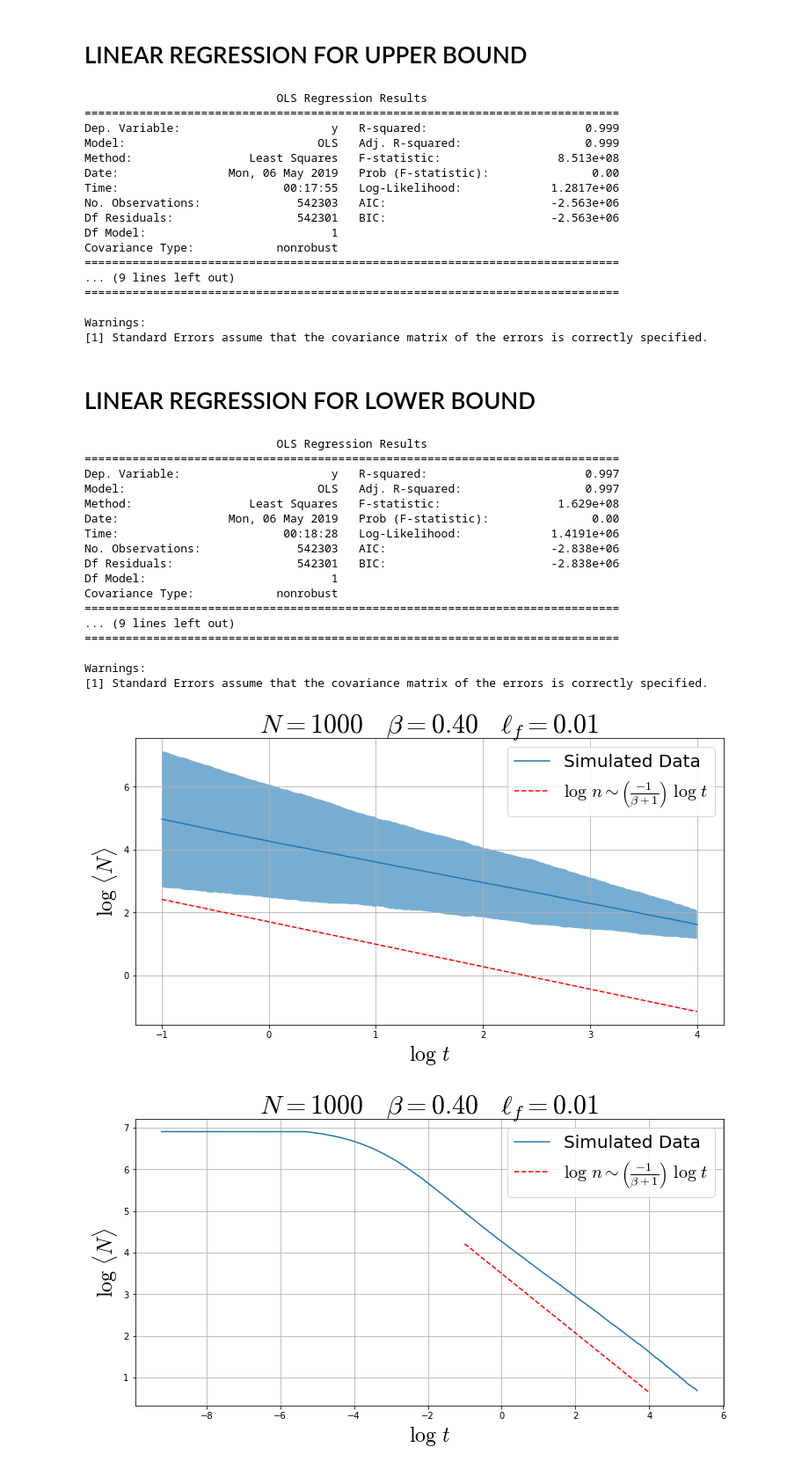
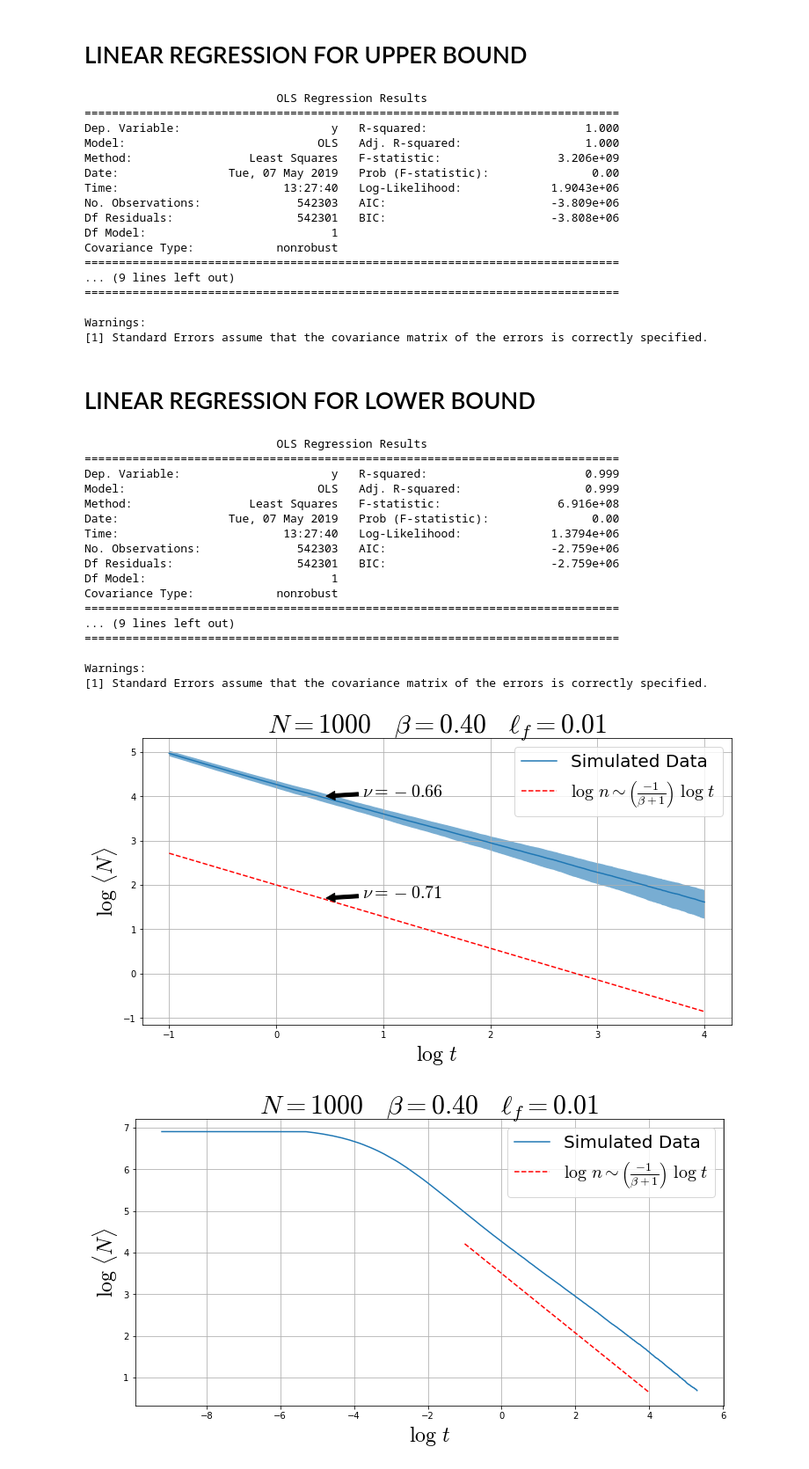
Before and after one commit to GabrielTellez/ARTICLE-SIMULATION, a Jupyter notebook: res/N1000B0.4LF0.01.ipynb, the cells around one changed output. Shown: that part at 88% size. Cells and saved outputs as stored; diff of their text form; code cells hidden in the pictures.

Commit message:
Results with error corrections

```diff
--- a/res/N1000B0.4LF0.01.ipynb
+++ b/res/N1000B0.4LF0.01.ipynb
@@ -46,7 +46,7 @@ plt.close()
 # The cut-value can be changed and will change the results
 cut=-1
 cut2=4
-df_tail=df[(df['log_t']>cut) & (df['log_t']<4)]
+df_tail=df[(df['log_t']>cut) & (df['log_t']<cut2)]
 # %% [markdown]
 # LINEAR REGRESSION FOR MEAN VALUE
 # %%
@@ -57,6 +57,7 @@ y=df_tail['log_N']
 X = sm.add_constant(X)
 model=sm.OLS(y,X)
 results=model.fit()
+nu_res=results.params[1]
 
 print(results.summary())
 # %% [output]
@@ -82,7 +83,7 @@ Warnings:
 # %%
 # Perform the linear regression for the upper bound of the data
 X=df_tail['log_t']
-y=df_tail['log_N']+np.log(df_tail['std_N'])
+y=np.log(df_tail['N_avg']+df_tail['std_N'])
 
 X = sm.add_constant(X)
 model=sm.OLS(y,X)
@@ -92,13 +93,13 @@ print(results.summary())
 # %% [output]
                             OLS Regression Results
 ==============================================================================
-Dep. Variable:                      y   R-squared:                       0.999
-Model:                            OLS   Adj. R-squared:                  0.999
-Method:                 Least Squares   F-statistic:                 8.513e+08
-Date:                Mon, 06 May 2019   Prob (F-statistic):               0.00
-Time:                        00:17:55   Log-Likelihood:             1.2817e+06
-No. Observations:              542303   AIC:                        -2.563e+06
-Df Residuals:                  542301   BIC:                        -2.563e+06
+Dep. Variable:                      y   R-squared:                       1.000
+Model:                            OLS   Adj. R-squared:                  1.000
+Method:                 Least Squares   F-statistic:                 3.206e+09
+Date:                Tue, 07 May 2019   Prob (F-statistic):               0.00
+Time:                        13:27:40   Log-Likelihood:             1.9043e+06
+No. Observations:              542303   AIC:                        -3.809e+06
+Df Residuals:                  542301   BIC:                        -3.808e+06
 Df Model:                           1
 Covariance Type:            nonrobust
 ==============================================================================
@@ -112,7 +113,7 @@ Warnings:
 # %%
 # Perform the linear regression for the lower bound of the data
 X=df_tail['log_t']
-y=df_tail['log_N']-np.log(df_tail['std_N'])
+y=np.log(df_tail['N_avg']-df_tail['std_N'])
 
 X = sm.add_constant(X)
 model=sm.OLS(y,X)
@@ -122,13 +123,13 @@ print(results.summary())
 # %% [output]
                             OLS Regression Results
 ==============================================================================
-Dep. Variable:                      y   R-squared:                       0.997
-Model:                            OLS   Adj. R-squared:                  0.997
-Method:                 Least Squares   F-statistic:                 1.629e+08
-Date:                Mon, 06 May 2019   Prob (F-statistic):               0.00
-Time:                        00:18:28   Log-Likelihood:             1.4191e+06
-No. Observations:              542303   AIC:                        -2.838e+06
-Df Residuals:                  542301   BIC:                        -2.838e+06
+Dep. Variable:                      y   R-squared:                       0.999
+Model:                            OLS   Adj. R-squared:                  0.999
+Method:                 Least Squares   F-statistic:                 6.916e+08
+Date:                Tue, 07 May 2019   Prob (F-statistic):               0.00
+Time:                        13:27:40   Log-Likelihood:             1.3794e+06
+No. Observations:              542303   AIC:                        -2.759e+06
+Df Residuals:                  542301   BIC:                        -2.759e+06
 Df Model:                           1
 Covariance Type:            nonrobust
 ==============================================================================
@@ -140,31 +141,43 @@ Warnings:
 # %%
 # Plot the partial data with the theoretical behaviour
 plt.figure(figsize=(12,6))
 
 # Define the data for the theoretical behaviour comparison
 xreg=np.linspace(min(df_tail.log_t),max(df_tail.log_t))
-yreg=-(1.0/(beta+1.0))*xreg+1.7
+yreg=-(1.0/(beta+1.0))*xreg+2.0
+plt.annotate(r'$\nu=%.2f$'%nu,
+             xy=(0.45, 1.7),
+             xytext=(0.8,1.7),
+             xycoords='data',
+             arrowprops=dict(arrowstyle="simple",facecolor='black'),
+             fontsize=20)
 
 plt.plot(df_tail.log_t,df_tail.log_N,label='Simulated Data')
 
 ecu=r'$\log \ n \sim  \left( \frac{-1}{\beta+1} \right) \ \log \ t$'
 plt.plot(xreg,yreg,'--',c='red',label=ecu)
 
-upper=df_tail['log_N']+np.log(df_tail['std_N'])
-lower=df_tail['log_N']-np.log(df_tail['std_N'])
+upper=np.log(df_tail['N_avg']+df_tail['std_N'])
+lower=np.log(df_tail['N_avg']-df_tail['std_N'])
 plt.fill_between(df_tail.log_t,upper,lower,alpha=0.6)
+plt.annotate(r'$\nu=%.2f$'%nu_res,
+             xy=(0.45, 4.0),
+             xytext=(0.8,4.0),
+             xycoords='data',
+             arrowprops=dict(arrowstyle="simple",facecolor='black'),
+             fontsize=20)
 
 
 plt.title(r'$N=%i \quad \beta=%.2f \quad \ell_f=%g$'%(N,beta,s),fontsize=30)
 plt.xlabel(r'$\log \ t$',fontsize=24)
 plt.ylabel(r'$\log \ \langle N \rangle $',fontsize=24)
 
 plt.grid(zorder=3)
 plt.legend(fontsize=20)
 plt.show()
 plt.close()
 # %% [output]
-[figure, old version]
+[figure, new version]
 # %%
 plt.figure(figsize=(12,6))
 
```
Also changed, not shown: parts of 2 cells of this notebook, 3 other files.
